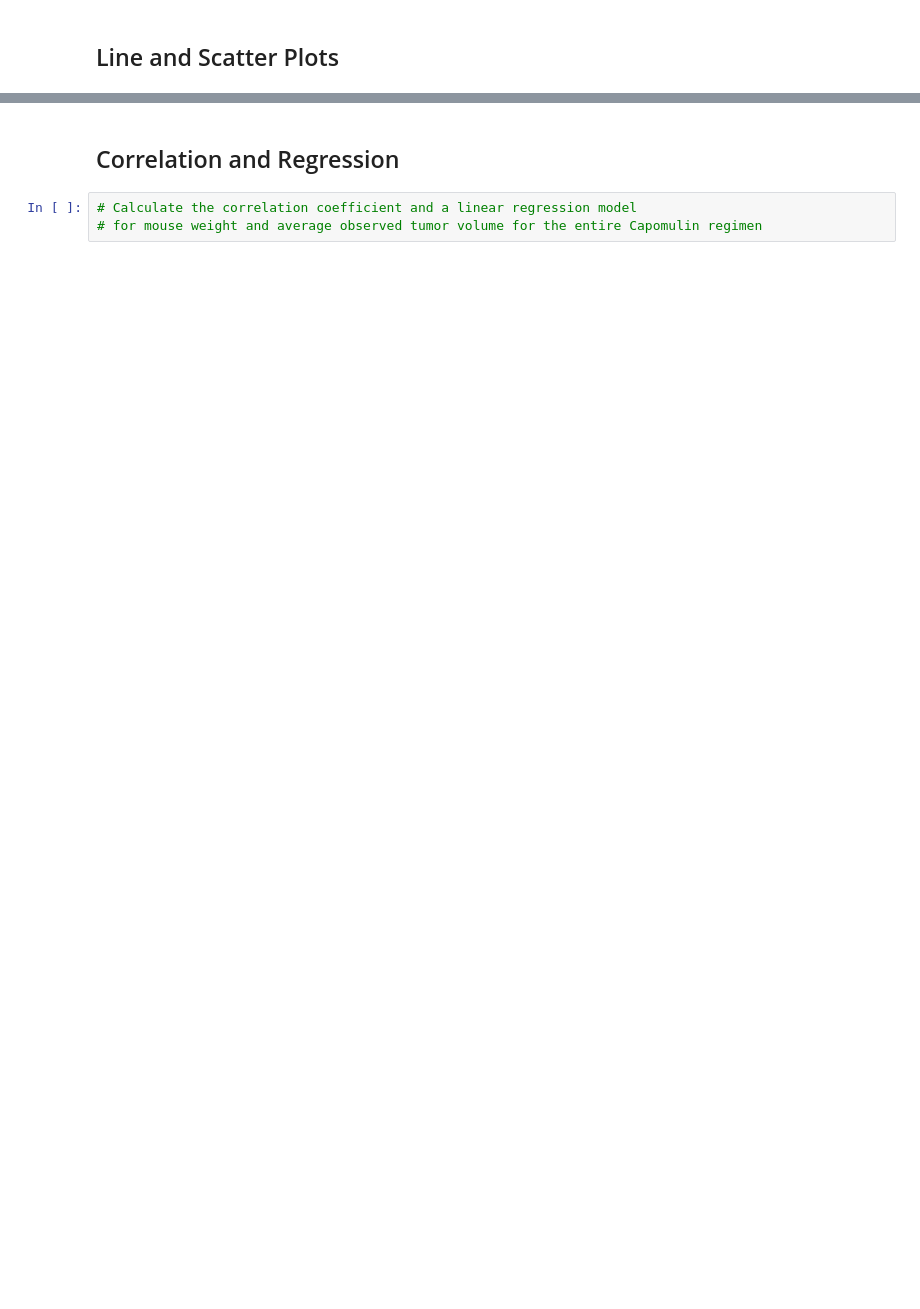
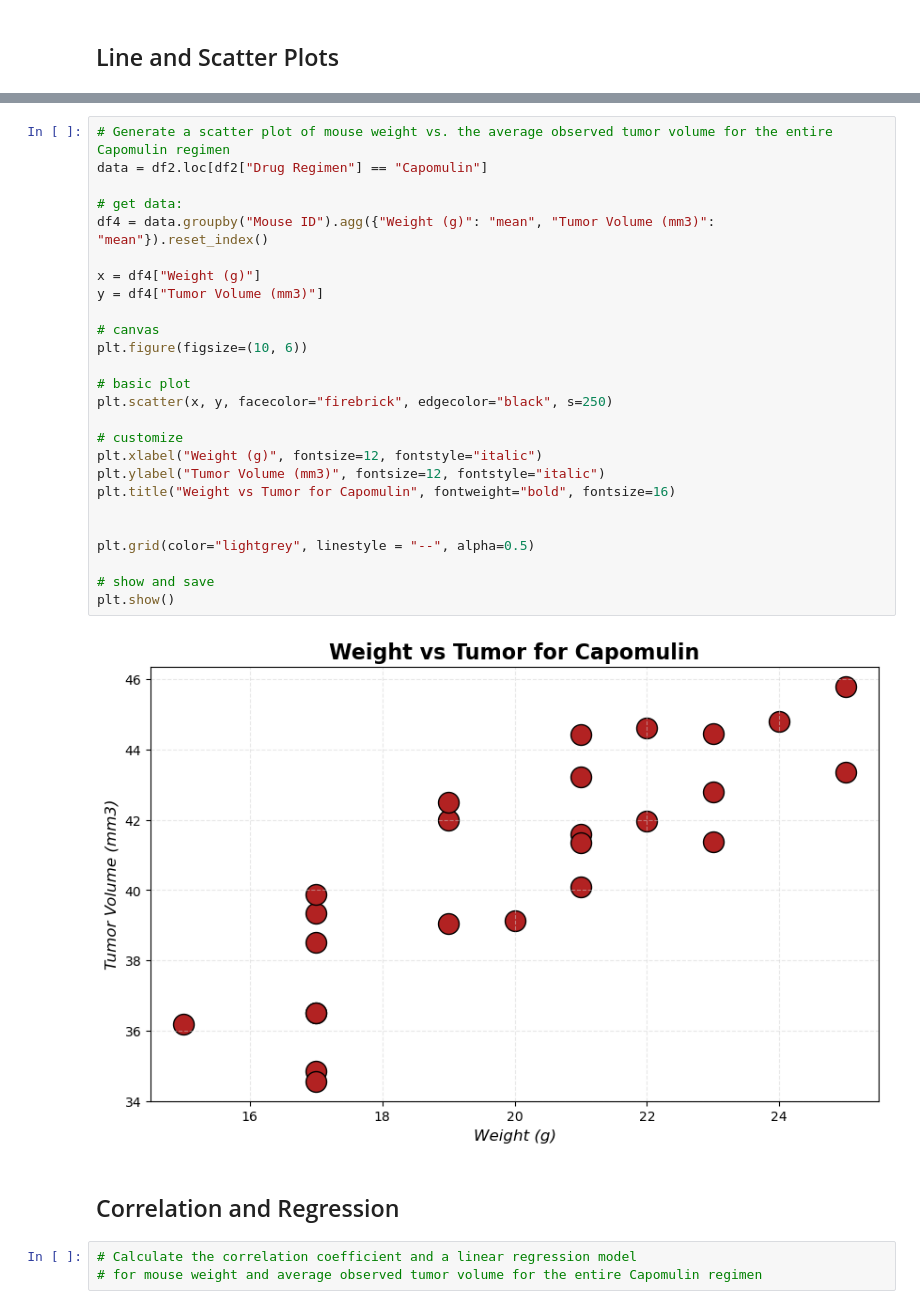
Before and after one commit to ajmonte0920/05_da_may2024_hw_5_data-visualization, a Jupyter notebook: Starter_Code/Pymaceuticals/pymaceuticals_starter - ajm.ipynb, the cells around one changed output, grey strips where cells are left out. Cells and saved outputs as stored; diff of their text form; blank space fills up the shorter version.

```diff
--- a/Starter_Code/Pymaceuticals/pymaceuticals_starter - ajm.ipynb
+++ b/Starter_Code/Pymaceuticals/pymaceuticals_starter - ajm.ipynb
@@ -295,3 +332,31 @@ plt.show()
+# %%
+# Generate a scatter plot of mouse weight vs. the average observed tumor volume for the entire Capomulin regimen
+data = df2.loc[df2["Drug Regimen"] == "Capomulin"]
+
+# get data:
+df4 = data.groupby("Mouse ID").agg({"Weight (g)": "mean", "Tumor Volume (mm3)": "mean"}).reset_index()
+
+x = df4["Weight (g)"]
+y = df4["Tumor Volume (mm3)"]
+
+# canvas
+plt.figure(figsize=(10, 6))
+
+# basic plot
+plt.scatter(x, y, facecolor="firebrick", edgecolor="black", s=250)
+
+# customize
+plt.xlabel("Weight (g)", fontsize=12, fontstyle="italic")
+plt.ylabel("Tumor Volume (mm3)", fontsize=12, fontstyle="italic")
+plt.title("Weight vs Tumor for Capomulin", fontweight="bold", fontsize=16)
+
+
+plt.grid(color="lightgrey", linestyle = "--", alpha=0.5)
+
+# show and save
+plt.show()
+# %% [output]
+[figure, added]
 # %% [markdown]
 ## Correlation and Regression
 # %%
```
Also changed, not shown: parts of 5 cells of this notebook.
